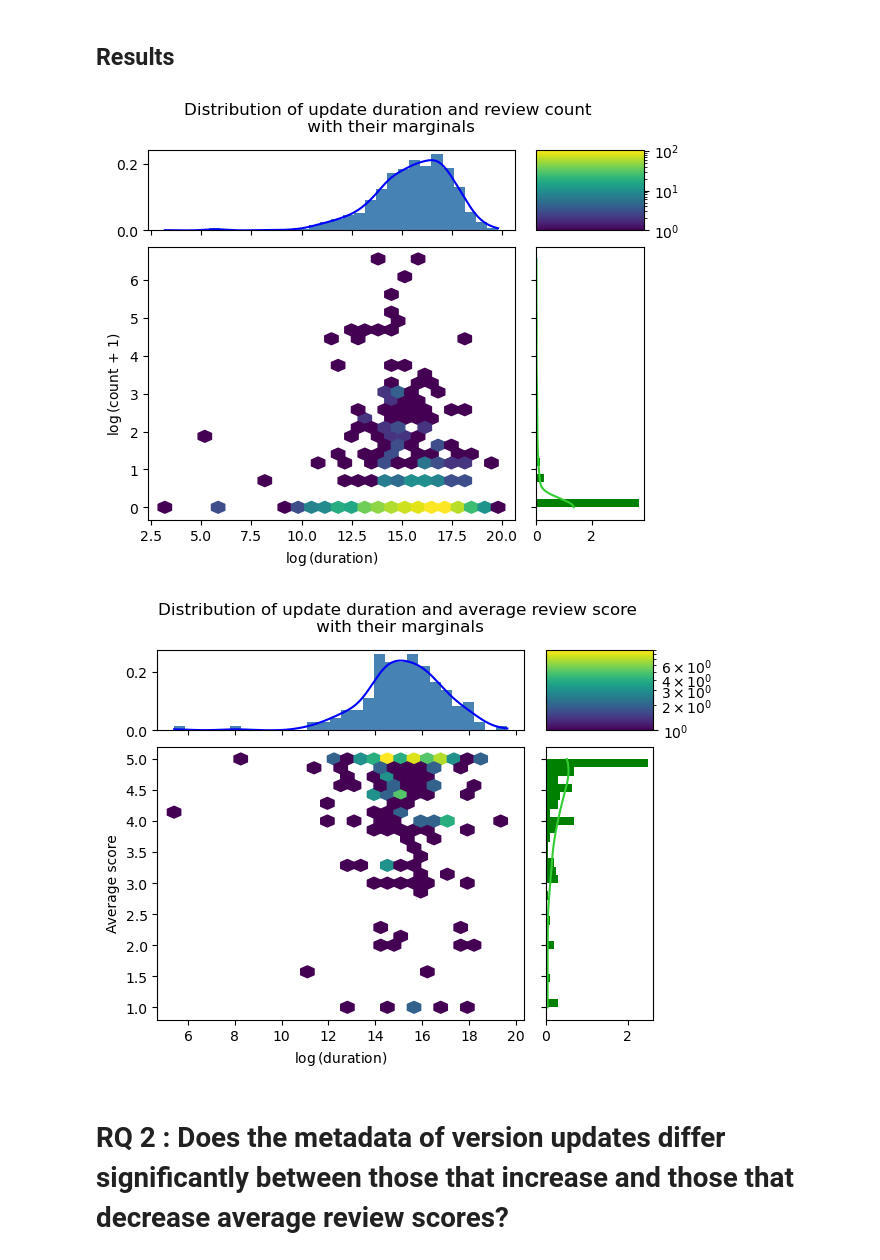
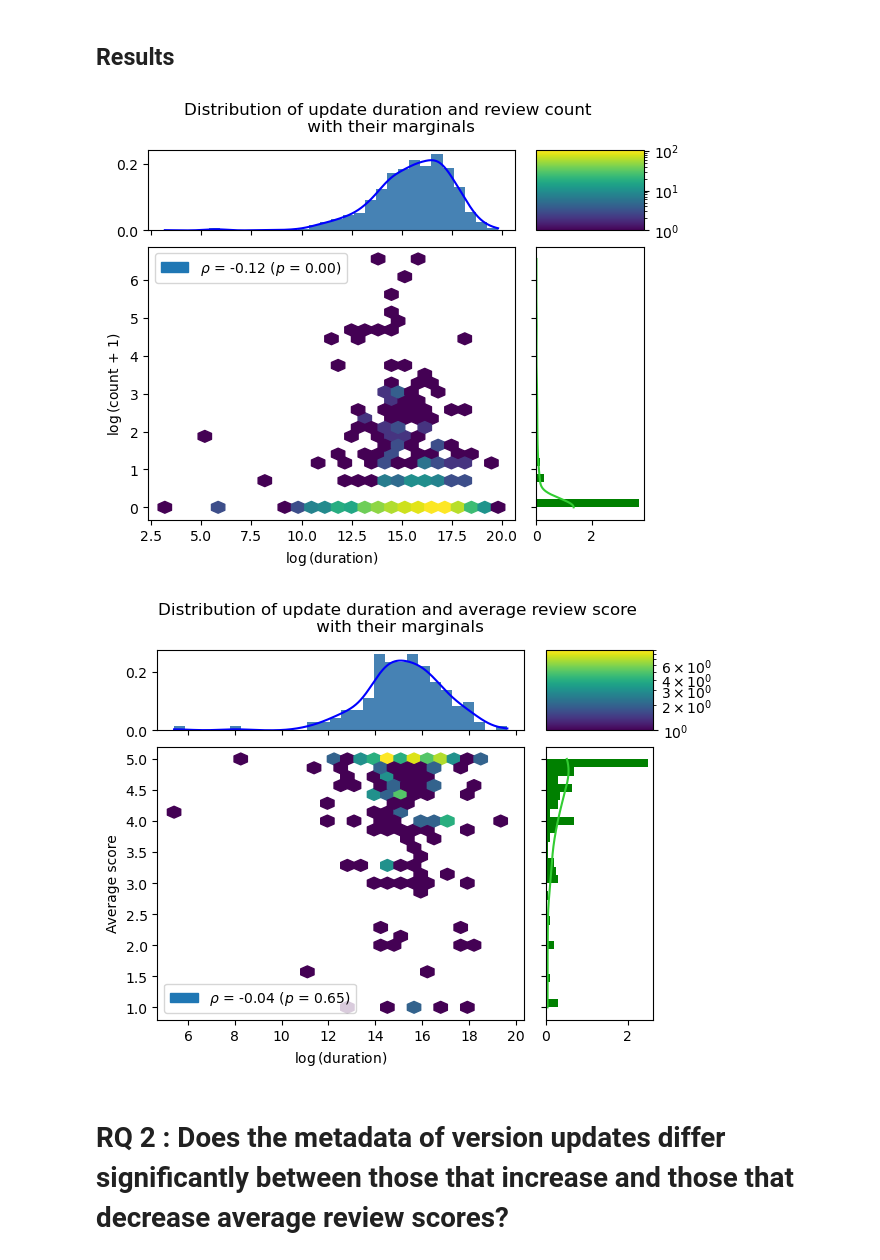
Before and after one commit to mgjfl/DATAR, a Jupyter notebook: results.ipynb, the cells around one changed output. Cells and saved outputs as stored; diff of their text form; code cells hidden in the pictures.

Commit message:
Add Spearman's rho to RQ1

```diff
--- a/results.ipynb
+++ b/results.ipynb
@@ -131,7 +131,7 @@ def flatten_dict(m, param_list):
 metrics_per_version = compute_all_values()
 metrics = flatten_dict(metrics_per_version, ["duration", "count", "avg_score"])
 # %%
-def rq1_plot(x, y, x_label, y_label):
+def rq1_plot(x, y, x_label, y_label, location = 'best'):
     fig = plt.figure()
 
     gs = GridSpec(4,4)
@@ -173,7 +173,10 @@ def rq1_plot(x, y, x_label, y_label):
     ax_joint.set_xlabel(x_label)
     ax_joint.set_ylabel(y_label)
 
-    # ax_joint.legend(loc = 'upper left')
+    # Spearman rank-order correlation coefficient
+    rho = spearmanr(x, y)
+
+    ax_joint.legend([rf"$\rho$ = {rho.statistic:.2f} ($p$ = {rho.pvalue:.2f})"], loc = location)
 
     return fig
 # %% [markdown]
@@ -181,22 +184,22 @@ def rq1_plot(x, y, x_label, y_label):
 # %%
 x, y = np.log(np.array(metrics["duration"])), np.log(np.array(metrics["count"]) + 1)
 x_label, y_label = r"$\log$(duration)", r"$\log$(count + 1)"
-fig = rq1_plot(x, y, x_label, y_label)
+fig = rq1_plot(x, y, x_label, y_label, "upper left")
 fig.suptitle("Distribution of update duration and review count\n with their marginals")
 fig.savefig(os.path.join("Figures", "rq1_duration_count.pdf"))
 # %% [output]
-[figure, old version]
+[figure, new version]
 # %%
 y = np.array(metrics["avg_score"])
 x = np.log(np.array(metrics["duration"]))
 idxs = y != 0
 x, y = x[idxs], y[idxs]
 x_label, y_label = r"$\log$(duration)", r"Average score"
-fig = rq1_plot(x, y, x_label, y_label)
+fig = rq1_plot(x, y, x_label, y_label, "lower left")
 fig.suptitle("Distribution of update duration and average review score\n with their marginals")
 fig.savefig(os.path.join("Figures", "rq1_duration_avg_score.pdf"))
 # %% [output]
-[figure, old version]
+[figure, new version]
 # %% [markdown]
 # <b>RQ 2 : </b>Does the metadata of version updates differ significantly between those that increase and those that decrease average review scores?
 # %% [markdown]
```
Also changed, not shown: parts of 4 cells of this notebook, 3 other files.
